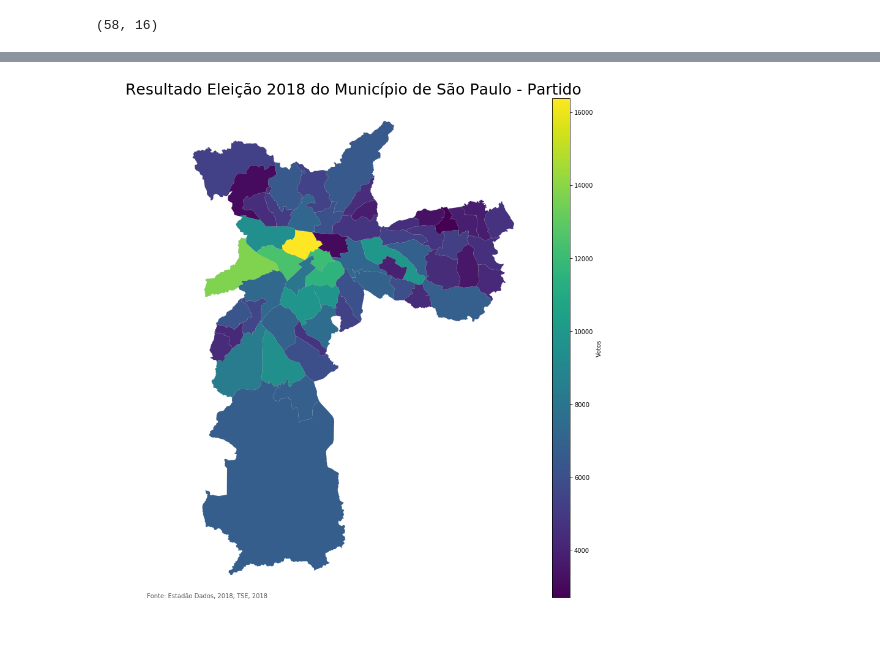
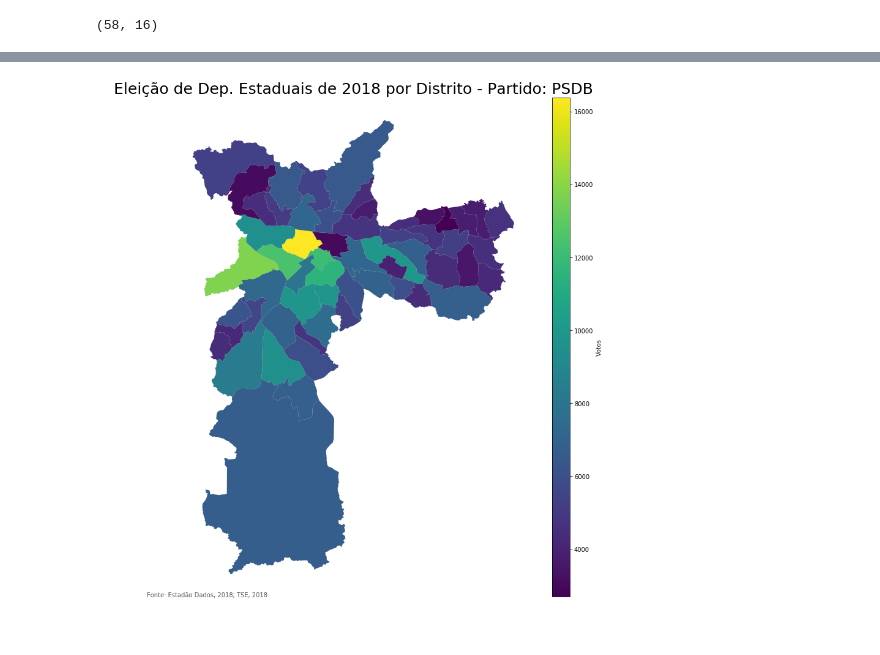
Before and after one commit to gchinellato/Mapa-SP-Eleicao-2018, a Jupyter notebook: Mapa-SP-Eleição-2018-Distrito.ipynb, the cells around one changed output, grey strips where cells are left out. Cells and saved outputs as stored; diff of their text form; code cells hidden in the pictures.

```diff
--- a/Mapa-SP-Eleição-2018-Distrito.ipynb
+++ b/Mapa-SP-Eleição-2018-Distrito.ipynb
@@ -68,7 +68,8 @@ df_zona_sp.shape
 (118726, 13)
 # %%
 # Definir candidato para analisar
-NR_CANDIDATO = 17317
+NR_CANDIDATO = 45800
 df_zona_sp_cand = df_zona_sp[df_zona_sp['NR_CANDIDATO'] == NR_CANDIDATO]
 df_zona_sp_cand.shape
+df_zona_sp_cand.head()
 # %% [output]
@@ -157,23 +171,24 @@ df_mapa_part.shape
 # %%
 from mpl_toolkits.axes_grid1 import make_axes_locatable
 
 fig, ax = plt.subplots(1, figsize=(15,15))
 
 divider = make_axes_locatable(ax)
 cax = divider.append_axes("right", size="5%", pad=0.5)
 
 ax = df_mapa_part.plot(column='QT_VOTOS_NOMINAIS', legend=True,
                        legend_kwds={'label': 'Votos', 'orientation': 'vertical'},
                        linewidth=0.1, ax=ax, cax=cax, edgecolor='grey')
 
 ax.set_axis_off()
-ax.set_title('Resultado Eleição 2018 do Município de São Paulo - Partido', fontdict={'fontsize':'25', 'fontweight':'3'})
+ax.set_title('Eleição de Dep. Estaduais de 2018 por Distrito - Partido: ' + df_mapa_cand['SG_PARTIDO'][1], fontdict={'fontsize':'25', 'fontweight':'3'})
 ax.annotate('Fonte: Estadão Dados, 2018; TSE, 2018', xy=(0.1,0.08),
             xycoords='figure fraction', horizontalalignment='left', verticalalignment='top', fontsize=10, color='#555555')
 
 plt.show()
+#fig.savefig('sp-distrito-partido.png')
 # %% [output]
-[figure, old version]
+[figure, new version]
 # %%
 ranking = df_mapa_part[['bairro','QT_VOTOS_NOMINAIS']].sort_values('QT_VOTOS_NOMINAIS', ascending=False)
 ranking['perc'] = ranking['QT_VOTOS_NOMINAIS'] / ranking['QT_VOTOS_NOMINAIS'].sum() * 100
```
Also changed, not shown: parts of 9 cells of this notebook, 5 other files.
